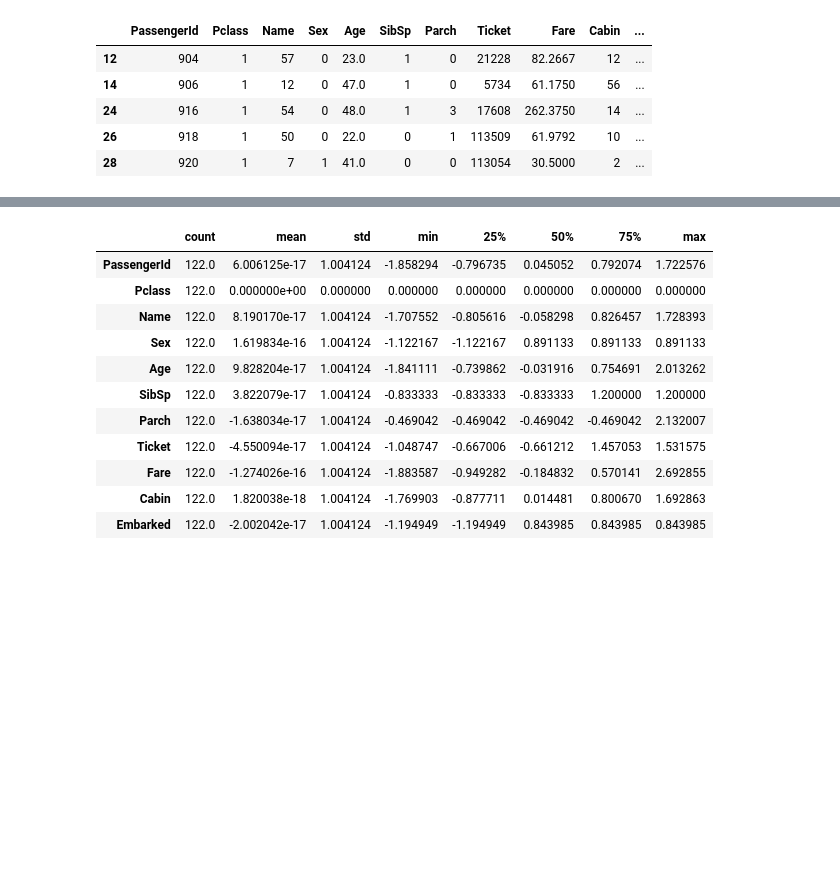
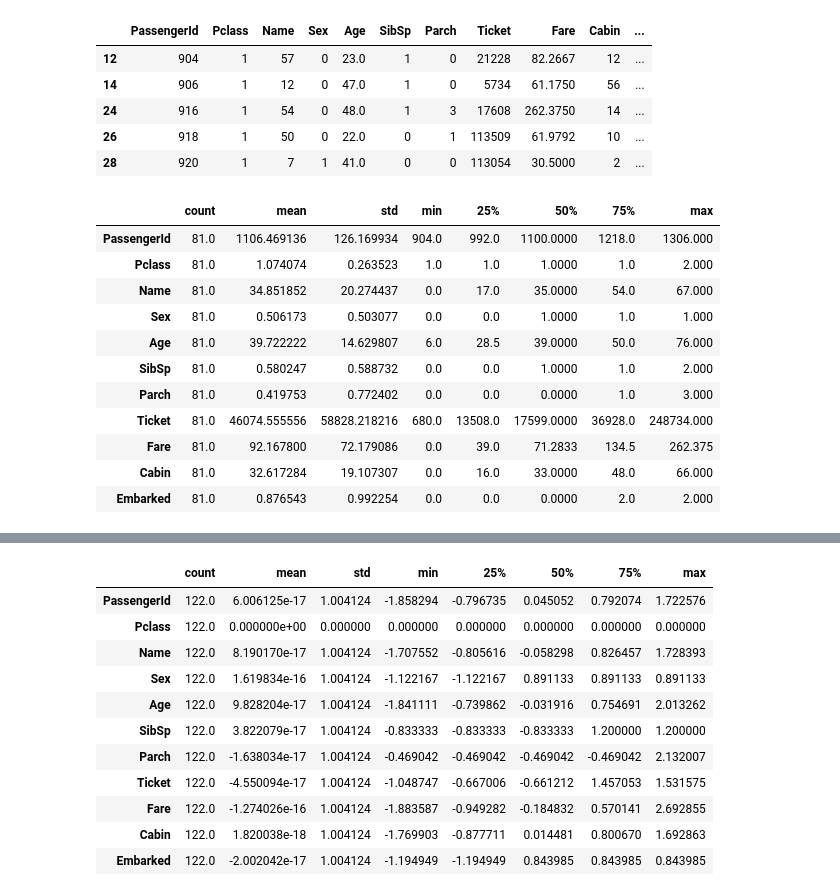
Before and after one commit to krishnasrivaibhav2027/First-contribution, a Jupyter notebook: Titanic_survival.ipynb, the cells around one changed output, grey strips where cells are left out. Cells and saved outputs as stored; diff of their text form; code cells hidden in the pictures; blank space fills up the shorter version.

```diff
--- a/Titanic_survival.ipynb
+++ b/Titanic_survival.ipynb
@@ -357,6 +357,21 @@ df2.head()
 | 24 | 916 | 1 | 54 | 0 | 48.0 | 1 | 3 | 17608 | 262.3750 | 14 | ... |
 | 26 | 918 | 1 | 50 | 0 | 22.0 | 0 | 1 | 113509 | 61.9792 | 10 | ... |
 | 28 | 920 | 1 | 7 | 1 | 41.0 | 0 | 0 | 113054 | 30.5000 | 2 | ... |
+# %%
+df2.describe().T
+# %% [output]
+|  | count | mean | std | min | 25% | 50% | 75% | max |
+| PassengerId | 81.0 | 1106.469136 | 126.169934 | 904.0 | 992.0 | 1100.0000 | 1218.0 | 1306.000 |
+| Pclass | 81.0 | 1.074074 | 0.263523 | 1.0 | 1.0 | 1.0000 | 1.0 | 2.000 |
+| Name | 81.0 | 34.851852 | 20.274437 | 0.0 | 17.0 | 35.0000 | 54.0 | 67.000 |
+| Sex | 81.0 | 0.506173 | 0.503077 | 0.0 | 0.0 | 1.0000 | 1.0 | 1.000 |
+| Age | 81.0 | 39.722222 | 14.629807 | 6.0 | 28.5 | 39.0000 | 50.0 | 76.000 |
+| SibSp | 81.0 | 0.580247 | 0.588732 | 0.0 | 0.0 | 1.0000 | 1.0 | 2.000 |
+| Parch | 81.0 | 0.419753 | 0.772402 | 0.0 | 0.0 | 0.0000 | 1.0 | 3.000 |
+| Ticket | 81.0 | 46074.555556 | 58828.218216 | 680.0 | 13508.0 | 17599.0000 | 36928.0 | 248734.000 |
+| Fare | 81.0 | 92.167800 | 72.179086 | 0.0 | 39.0 | 71.2833 | 134.5 | 262.375 |
+| Cabin | 81.0 | 32.617284 | 19.107307 | 0.0 | 16.0 | 33.0000 | 48.0 | 66.000 |
+| Embarked | 81.0 | 0.876543 | 0.992254 | 0.0 | 0.0 | 0.0000 | 2.0 | 2.000 |
 # %%
 y_train=df1['Survived']
 # %%
```
Also changed, not shown: parts of 4 cells of this notebook.
